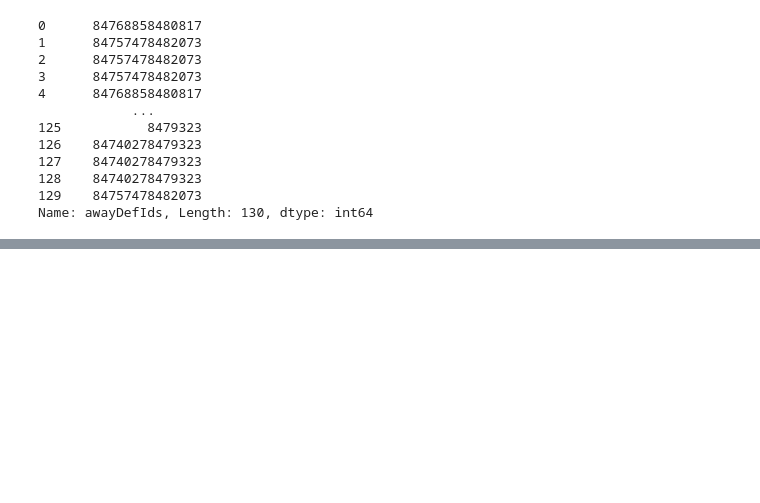
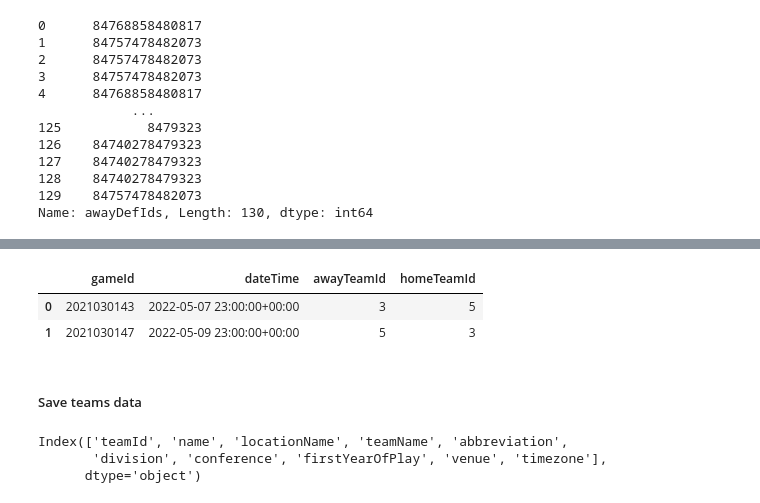
Before and after one commit to shawzy2/nhl_dashboard, a Jupyter notebook: notebook/events_miner.ipynb, the cells around one changed output, grey strips where cells are left out. Cells and saved outputs as stored; diff of their text form; code cells hidden in the pictures; blank space fills up the shorter version.

```diff
--- a/notebook/events_miner.ipynb
+++ b/notebook/events_miner.ipynb
@@ -667,0 +811,9 @@ Name: awayDefIds, Length: 130, dtype: int64
+# %%
+df_t = pd.read_json('data/scheduleSample.json')
+df_t
+# %% [output]
+|  | gameId | dateTime | awayTeamId | homeTeamId |
+| 0 | 2021030143 | 2022-05-07 23:00:00+00:00 | 3 | 5 |
+| 1 | 2021030147 | 2022-05-09 23:00:00+00:00 | 5 | 3 |
+# %% [markdown]
+##### Save teams data
@@ -667,0 +823,7 @@ Name: awayDefIds, Length: 130, dtype: int64
+# %%
+df_t = pd.read_json('data/teamsSample.json')
+df_t.columns
+# %% [output]
+Index(['teamId', 'name', 'locationName', 'teamName', 'abbreviation',
+       'division', 'conference', 'firstYearOfPlay', 'venue', 'timezone'],
+      dtype='object')
```
Also changed, not shown: parts of 17 cells of this notebook, 23 other files.
